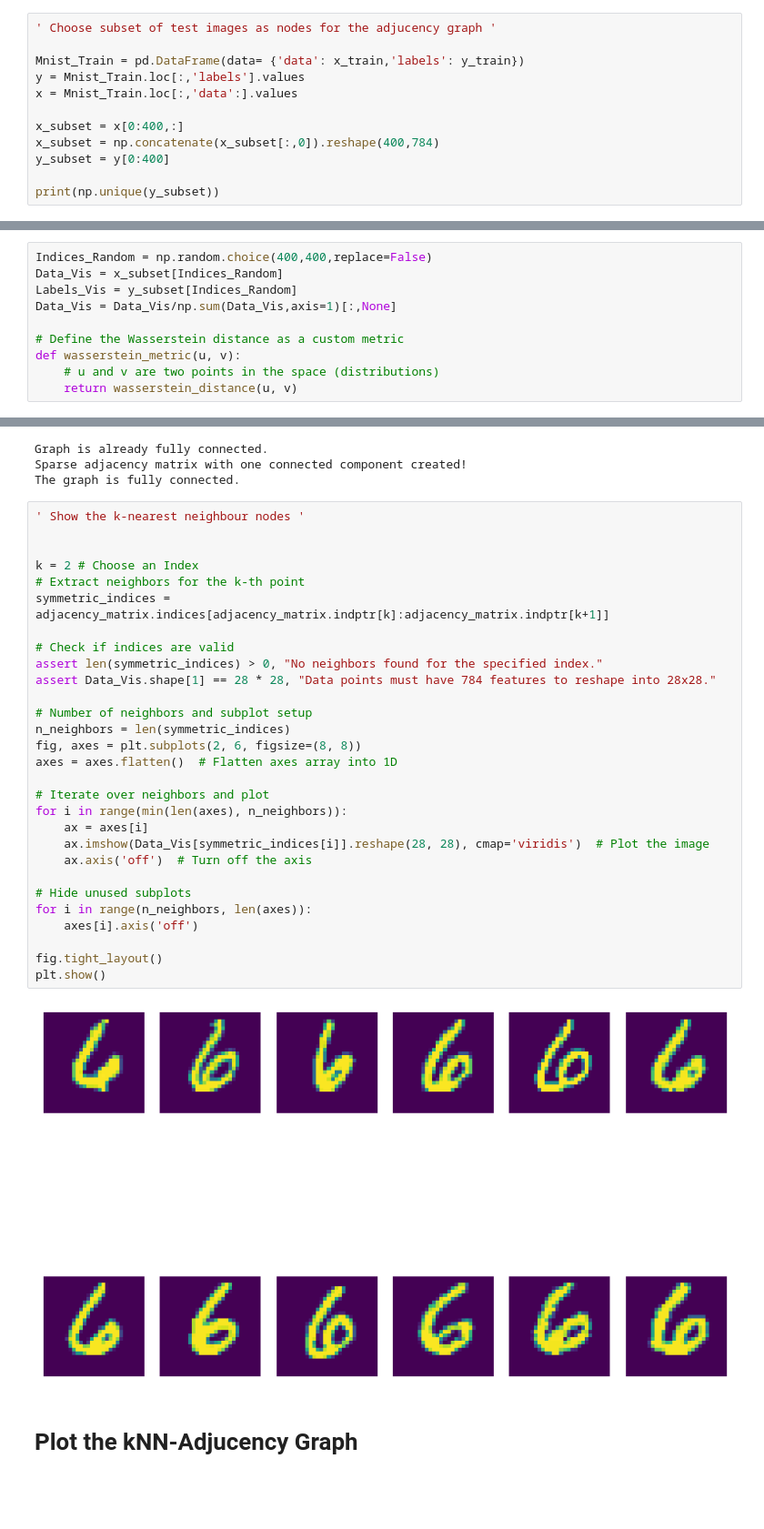
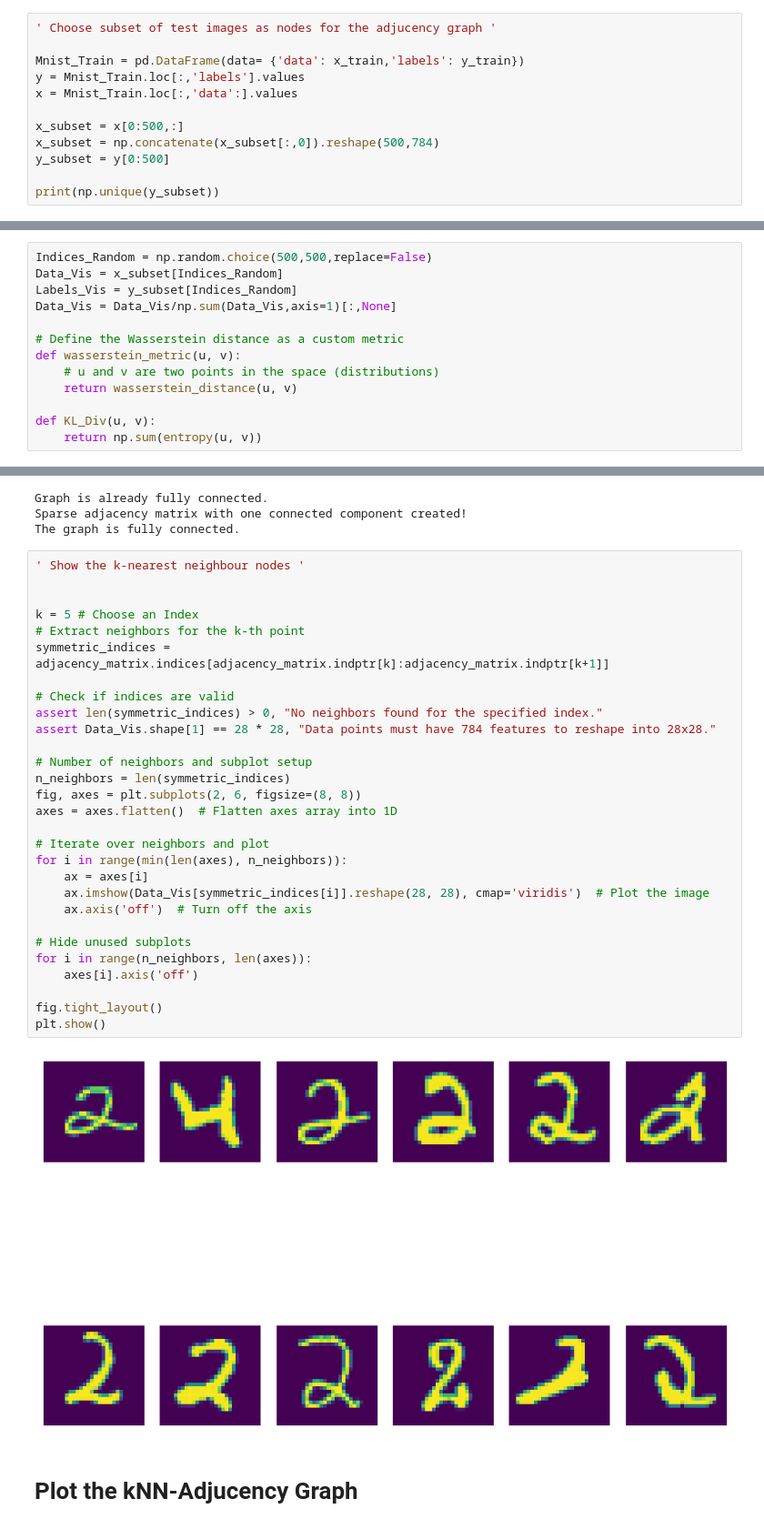
Before and after one commit to Dmitrij91/FM_Eikonal, a Jupyter notebook: Jupiter_Notebooks/Eikonal_Equation_Dataset_Visualization.ipynb, the cells around one changed output, grey strips where cells are left out. Shown at 91% size. Cells and saved outputs as stored; diff of their text form; blank space fills up the shorter version.

```diff
--- a/Jupiter_Notebooks/Eikonal_Equation_Dataset_Visualization.ipynb
+++ b/Jupiter_Notebooks/Eikonal_Equation_Dataset_Visualization.ipynb
@@ -66,9 +66,9 @@ Mnist_Train = pd.DataFrame(data= {'data': x_train,'labels': y_train})
 y = Mnist_Train.loc[:,'labels'].values
 x = Mnist_Train.loc[:,'data':].values
 
-x_subset = x[0:400,:]
-x_subset = np.concatenate(x_subset[:,0]).reshape(400,784)
-y_subset = y[0:400]
+x_subset = x[0:500,:]
+x_subset = np.concatenate(x_subset[:,0]).reshape(500,784)
+y_subset = y[0:500]
 
 print(np.unique(y_subset))
 # %% [output]
@@ -83,5 +83,5 @@ from scipy.stats import wasserstein_distance
 # %%
-Indices_Random = np.random.choice(400,400,replace=False)
+Indices_Random = np.random.choice(500,500,replace=False)
 Data_Vis = x_subset[Indices_Random]
 Labels_Vis = y_subset[Indices_Random]
 Data_Vis = Data_Vis/np.sum(Data_Vis,axis=1)[:,None]
@@ -90,3 +90,6 @@ Data_Vis = Data_Vis/np.sum(Data_Vis,axis=1)[:,None]
 def wasserstein_metric(u, v):
     # u and v are two points in the space (distributions)
     return wasserstein_distance(u, v)
+
+def KL_Div(u, v):
+    return np.sum(entropy(u, v))
@@ -111,34 +124,34 @@ The graph is fully connected.
 # %%
 ' Show the k-nearest neighbour nodes '
 
 
-k = 2 # Choose an Index
+k = 5 # Choose an Index
 # Extract neighbors for the k-th point
 symmetric_indices = adjacency_matrix.indices[adjacency_matrix.indptr[k]:adjacency_matrix.indptr[k+1]]
 
 # Check if indices are valid
 assert len(symmetric_indices) > 0, "No neighbors found for the specified index."
 assert Data_Vis.shape[1] == 28 * 28, "Data points must have 784 features to reshape into 28x28."
 
 # Number of neighbors and subplot setup
 n_neighbors = len(symmetric_indices)
 fig, axes = plt.subplots(2, 6, figsize=(8, 8))
 axes = axes.flatten()  # Flatten axes array into 1D
 
 # Iterate over neighbors and plot
 for i in range(min(len(axes), n_neighbors)):
     ax = axes[i]
     ax.imshow(Data_Vis[symmetric_indices[i]].reshape(28, 28), cmap='viridis')  # Plot the image
     ax.axis('off')  # Turn off the axis
 
 # Hide unused subplots
 for i in range(n_neighbors, len(axes)):
     axes[i].axis('off')
 
 fig.tight_layout()
 plt.show()
 # %% [output]
-[figure, old version]
+[figure, new version]
 # %% [markdown]
 # Plot the kNN-Adjucency Graph
 # %%
```
Also changed, not shown: parts of 21 cells of this notebook, 6 other files.
